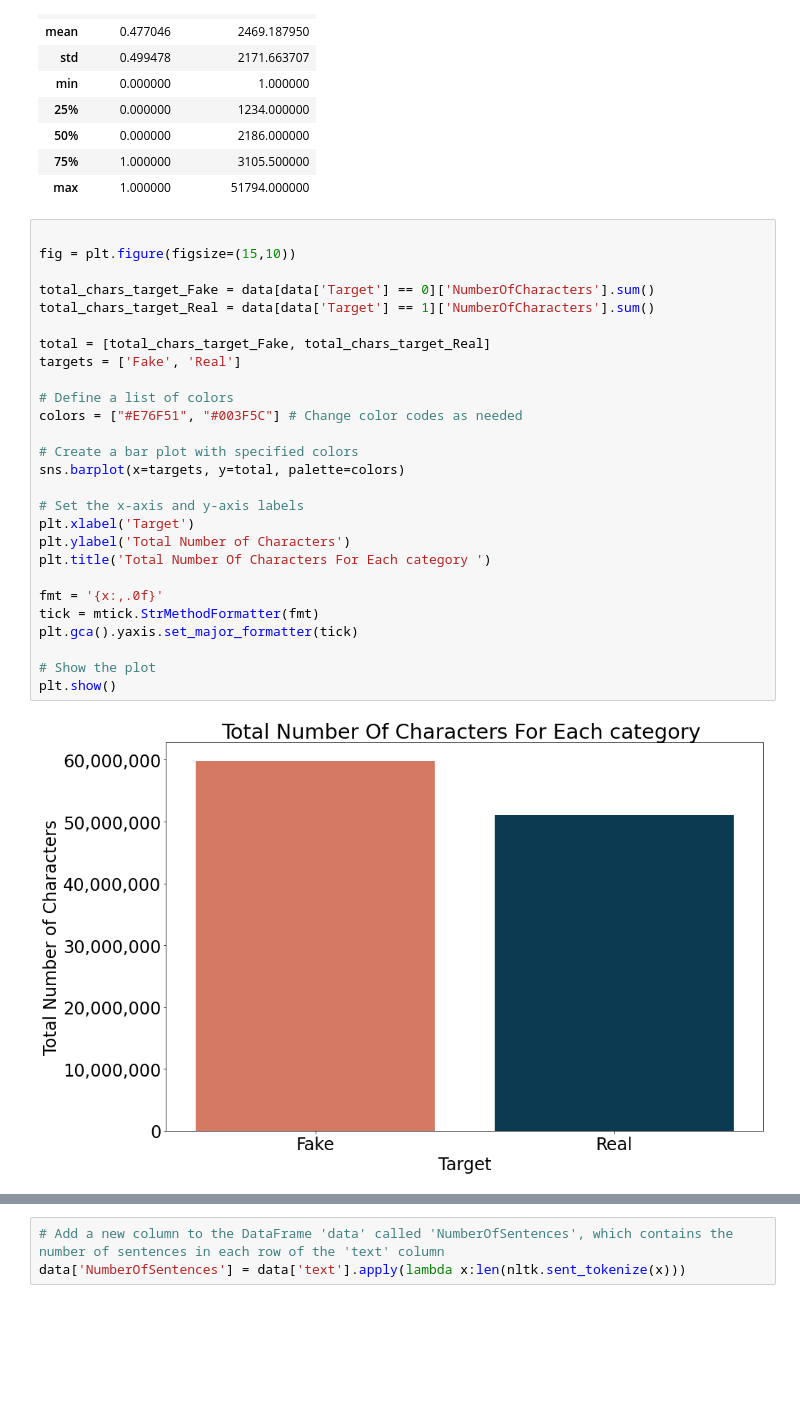
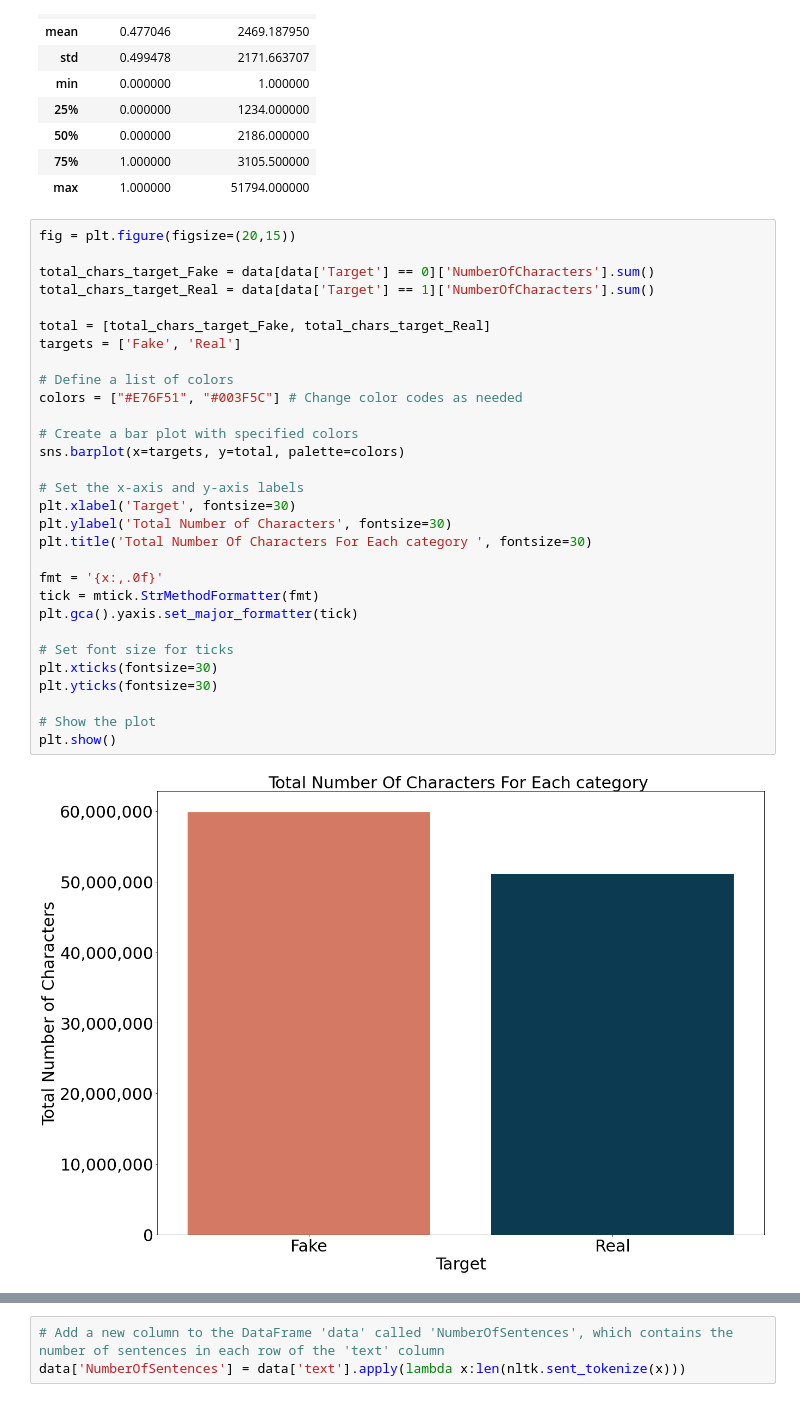
Before and after one commit to Jkhattak/FakeAndRealNews, a Jupyter notebook: main.ipynb, the cells around one changed output, grey strips where cells are left out. Cells and saved outputs as stored; diff of their text form; blank space fills up the shorter version.

Commit message:
"changes to graphs"

```diff
--- a/main.ipynb
+++ b/main.ipynb
@@ -258,32 +258,35 @@ data.describe()
 | 75% | 1.000000 | 3105.500000 |
 | max | 1.000000 | 51794.000000 |
 # %%
-
-fig = plt.figure(figsize=(15,10))
+fig = plt.figure(figsize=(20,15))
 
 total_chars_target_Fake = data[data['Target'] == 0]['NumberOfCharacters'].sum()
 total_chars_target_Real = data[data['Target'] == 1]['NumberOfCharacters'].sum()
 
 total = [total_chars_target_Fake, total_chars_target_Real]
 targets = ['Fake', 'Real']
 
 # Define a list of colors
 colors = ["#E76F51", "#003F5C"] # Change color codes as needed
 
 # Create a bar plot with specified colors
 sns.barplot(x=targets, y=total, palette=colors)
 
 # Set the x-axis and y-axis labels
-plt.xlabel('Target')
-plt.ylabel('Total Number of Characters')
-plt.title('Total Number Of Characters For Each category ')
+plt.xlabel('Target', fontsize=30)
+plt.ylabel('Total Number of Characters', fontsize=30)
+plt.title('Total Number Of Characters For Each category ', fontsize=30)
 
 fmt = '{x:,.0f}'
 tick = mtick.StrMethodFormatter(fmt)
 plt.gca().yaxis.set_major_formatter(tick)
 
+# Set font size for ticks
+plt.xticks(fontsize=30)
+plt.yticks(fontsize=30)
+
 # Show the plot
 plt.show()
 # %% [output]
-[figure, old version]
+[figure, new version]
 # %%
```
Also changed, not shown: parts of 8 cells of this notebook.
